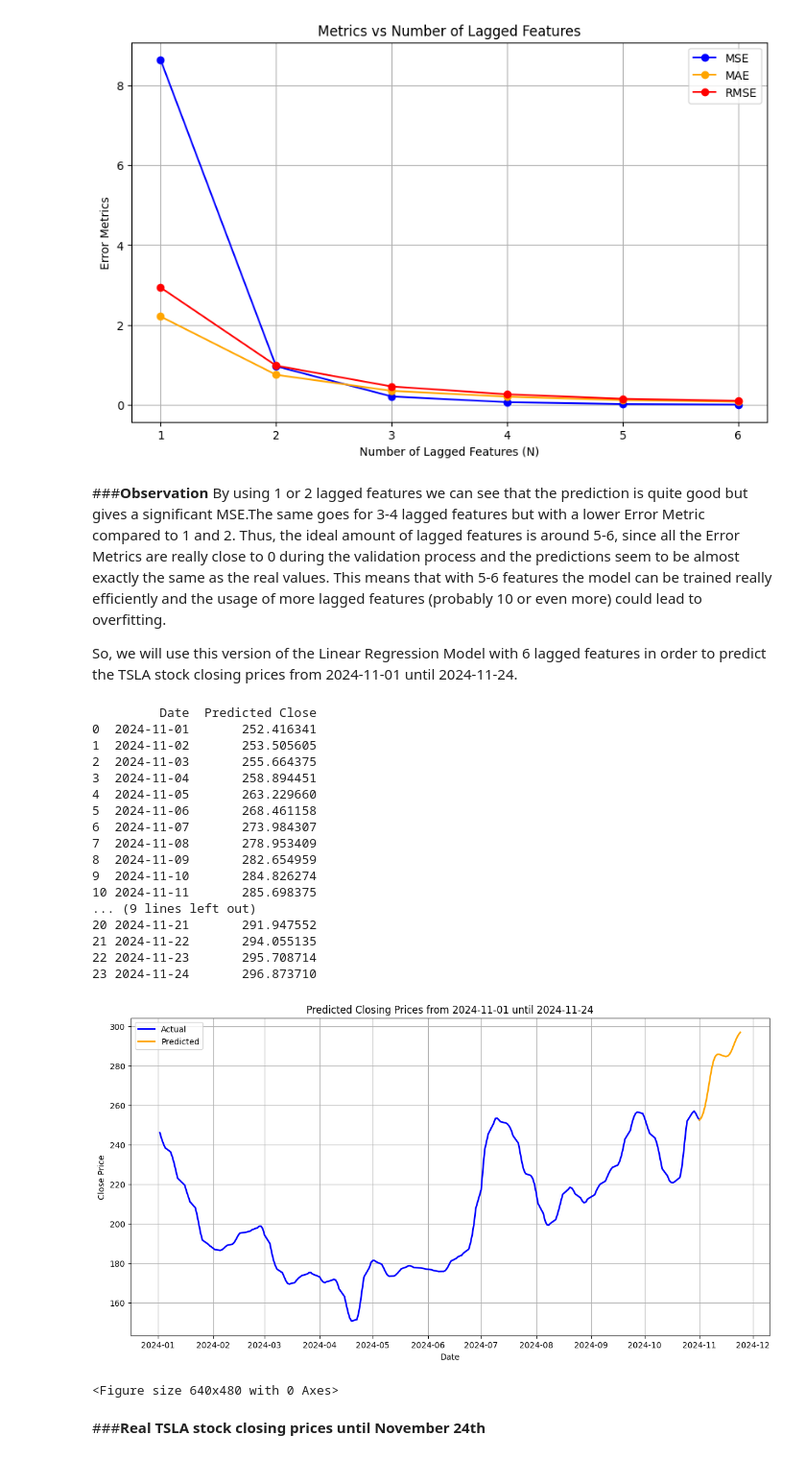
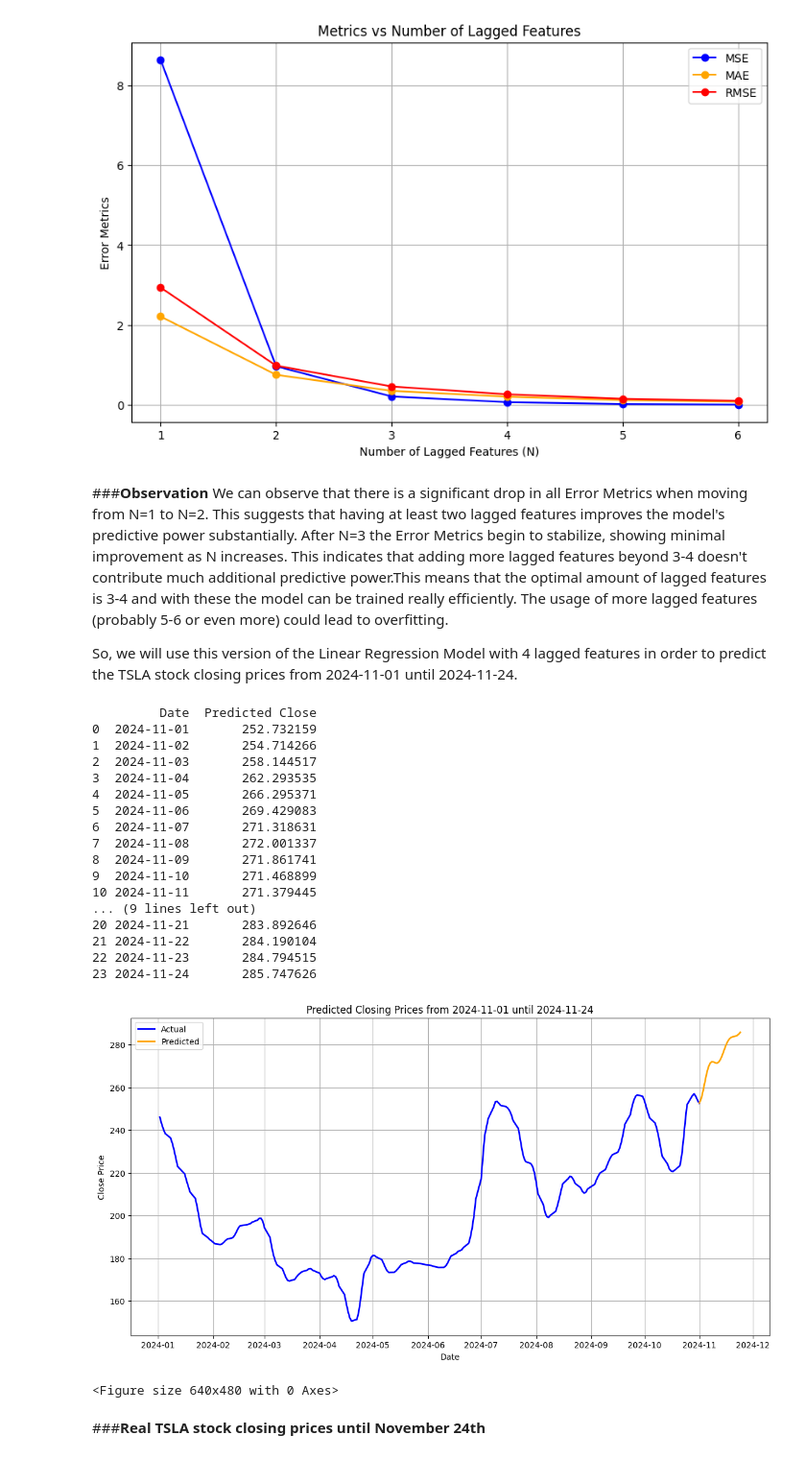
Before and after one commit to miltiadiss/CEID_NE5237-Decision-Theory, a Jupyter notebook: TSLA_stock_price_prediction.ipynb, the cells around one changed output. Shown at 96% size. Cells and saved outputs as stored; diff of their text form; code cells hidden in the pictures.

```diff
--- a/TSLA_stock_price_prediction.ipynb
+++ b/TSLA_stock_price_prediction.ipynb
@@ -212,9 +212,9 @@ Close_t = 0.6602 + (1.9376) * close_t-1 + (-0.9398) * close_t-2
 [figure]
 # %% [markdown]
 ###**Observation**
-By using 1 or 2 lagged features we can see that the prediction is quite good but gives a significant MSE.The same goes for 3-4 lagged features but with a lower Error Metric compared to 1 and 2. Thus, the ideal amount of lagged features is around 5-6, since all the Error Metrics are really close to 0 during the validation process and the predictions seem to be almost exactly the same as the real values. This means that with 5-6 features the model can be trained really efficiently and the usage of more lagged features (probably 10 or even more) could lead to overfitting.
+We can observe that there is a significant drop in all Error Metrics when moving from N=1 to N=2. This suggests that having at least two lagged features improves the model's predictive power substantially. After N=3 the Error Metrics begin to stabilize, showing minimal improvement as N increases. This indicates that adding more lagged features beyond 3-4 doesn't contribute much additional predictive power.This means that the optimal amount of lagged features is 3-4 and with these the model can be trained really efficiently. The usage of more lagged features (probably 5-6 or even more) could lead to overfitting.
 
-So, we will use this version of the Linear Regression Model with 6 lagged features in order to predict the TSLA stock closing prices from 2024-11-01 until 2024-11-24.
+So, we will use this version of the Linear Regression Model with 4 lagged features in order to predict the TSLA stock closing prices from 2024-11-01 until 2024-11-24.
 # %%
 # Function to predict close prices for new dates
 def predict_close_price(df, weights, bias, start_date, num_days):
@@ -235,8 +235,8 @@ def predict_close_price(df, weights, bias, start_date, num_days):
 
     return predictions
 
-# Train the model with the best value of lagged features, which is N=6
-N = 6
+# Train the model with the best value of lagged features, which is N=4
+N = 4
 _, _, _, _, _, _, weights, bias = linear_regression_model(N, df)
 
 # Make predictions starting from '2024-11-01' until '2024-11-24'
@@ -244,49 +244,49 @@ start_date = '2024-11-01'
 num_days = 24
 predicted_prices = predict_close_price(df, weights, bias, start_date, num_days)
 
 # Create a DataFrame for predicted prices with corresponding dates
 predicted_dates = [pd.to_datetime(start_date) + pd.Timedelta(days=i) for i in range(num_days)]
 predictions_df = pd.DataFrame({'Date': predicted_dates, 'Predicted Close': predicted_prices})
 print(predictions_df)
 
 # Filter to keep only predictions for the year 2024
 predictions_df = predictions_df[predictions_df['Date'].dt.year == 2024]
 
 # Combine predictions with the initial DataFrame
 df_combined = pd.concat([df, predictions_df], ignore_index=True)
 
 # Plot the actual and predicted 'close' prices for November 2024
 fig, ax = plt.subplots(figsize=(14, 7))
 ax.plot(df[df['Date'].dt.year == 2024]['Date'], df[df['Date'].dt.year == 2024]['Close'], label='Actual', color='blue', linewidth=2)
 ax.plot(predictions_df['Date'], predictions_df['Predicted Close'], label='Predicted', color='orange', linestyle='-', linewidth=2)
 ax.set_title('Predicted Closing Prices from 2024-11-01 until 2024-11-24')
 ax.set_xlabel('Date')
 ax.set_ylabel('Close Price')
 ax.legend()
 ax.grid(True)
 plt.show()
 
 plt.tight_layout()
 plt.show()
 # %% [output]
          Date  Predicted Close
-0  2024-11-01       252.416341
-1  2024-11-02       253.505605
-2  2024-11-03       255.664375
-3  2024-11-04       258.894451
-4  2024-11-05       263.229660
-5  2024-11-06       268.461158
-6  2024-11-07       273.984307
-7  2024-11-08       278.953409
-8  2024-11-09       282.654959
-9  2024-11-10       284.826274
-10 2024-11-11       285.698375
+0  2024-11-01       252.732159
+1  2024-11-02       254.714266
+2  2024-11-03       258.144517
+3  2024-11-04       262.293535
+4  2024-11-05       266.295371
+5  2024-11-06       269.429083
+6  2024-11-07       271.318631
+7  2024-11-08       272.001337
+8  2024-11-09       271.861741
+9  2024-11-10       271.468899
+10 2024-11-11       271.379445
 ... (9 lines left out)
-20 2024-11-21       291.947552
-21 2024-11-22       294.055135
-22 2024-11-23       295.708714
-23 2024-11-24       296.873710
+20 2024-11-21       283.892646
+21 2024-11-22       284.190104
+22 2024-11-23       284.794515
+23 2024-11-24       285.747626
-[figure, old version]
+[figure, new version]
 <Figure size 640x480 with 0 Axes>
 # %% [markdown]
 ###**Real TSLA stock closing prices until November 24th**
```
Also changed, not shown: parts of 1 cell of this notebook.
